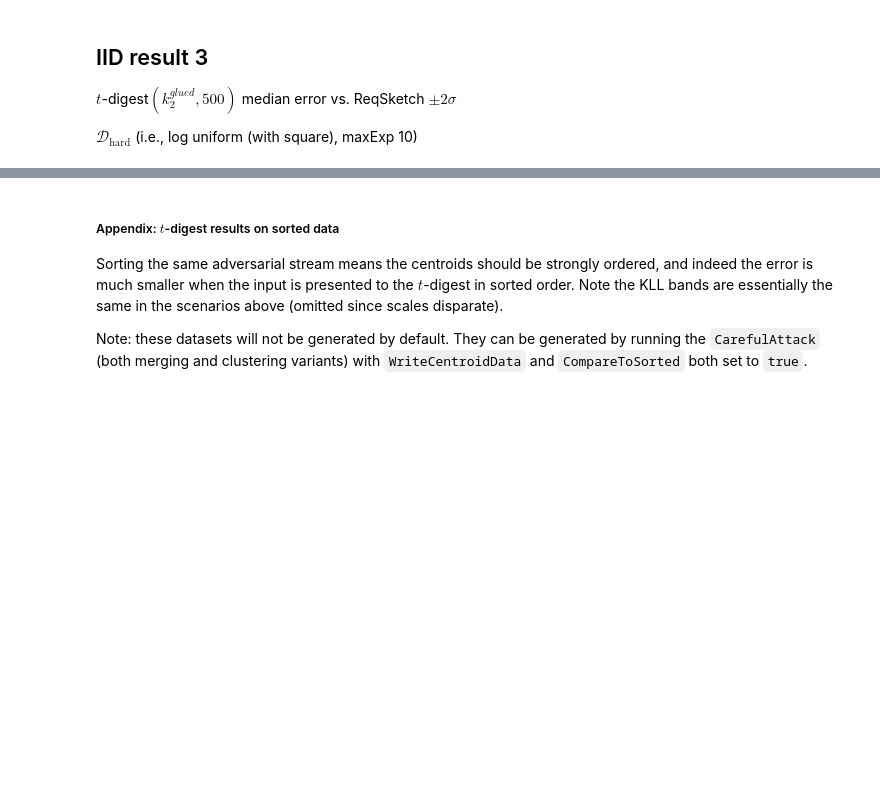
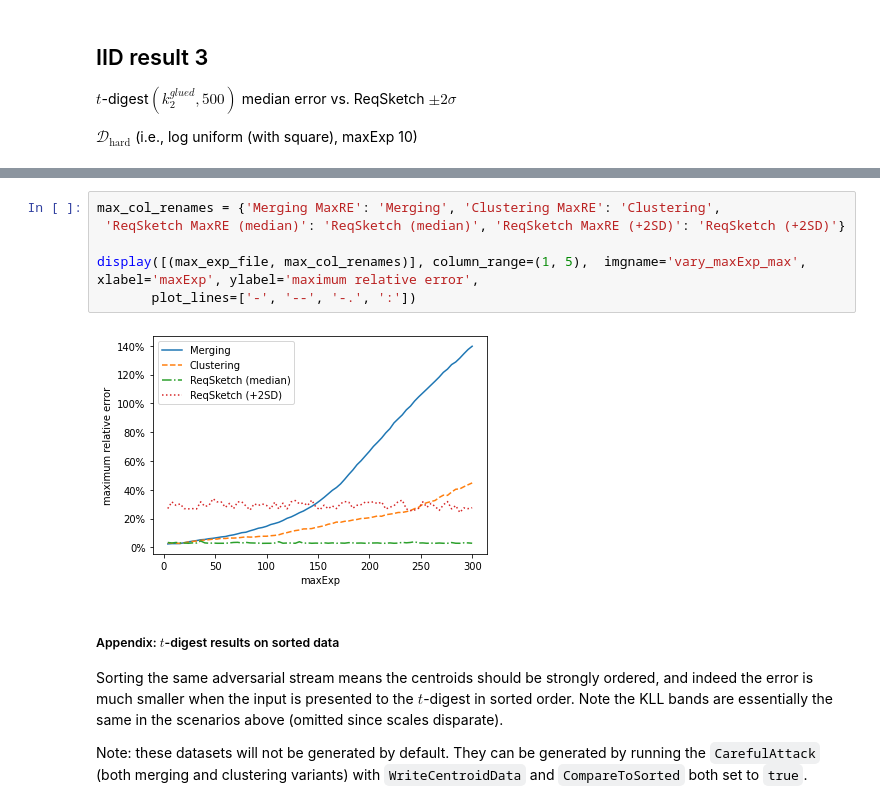
Before and after one commit to PavelVesely/t-digest, a Jupyter notebook: docs/python/adversarial_plots/notebooks/error_plots.ipynb, the cells around one changed output, grey strips where cells are left out. Cells and saved outputs as stored; diff of their text form; blank space fills up the shorter version.

```diff
--- a/docs/python/adversarial_plots/notebooks/error_plots.ipynb
+++ b/docs/python/adversarial_plots/notebooks/error_plots.ipynb
@@ -144,3 +159,11 @@ display([(trunc[0], None)],
+# %%
+max_col_renames = {'Merging MaxRE': 'Merging', 'Clustering MaxRE': 'Clustering',
+ 'ReqSketch MaxRE (median)': 'ReqSketch (median)', 'ReqSketch MaxRE (+2SD)': 'ReqSketch (+2SD)'}
+
+display([(max_exp_file, max_col_renames)], column_range=(1, 5),  imgname='vary_maxExp_max', xlabel='maxExp', ylabel='maximum relative error',
+       plot_lines=['-', '--', '-.', ':'])
+# %% [output]
+[figure, added]
 # %% [markdown]
 ##### Appendix: $t$-digest results on sorted data
 
```
Also changed, not shown: parts of 3 cells of this notebook, 2 other files.
